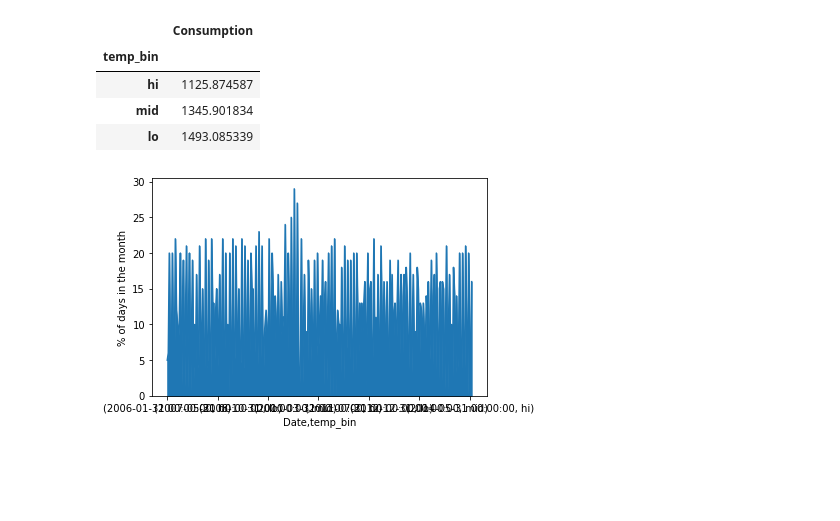
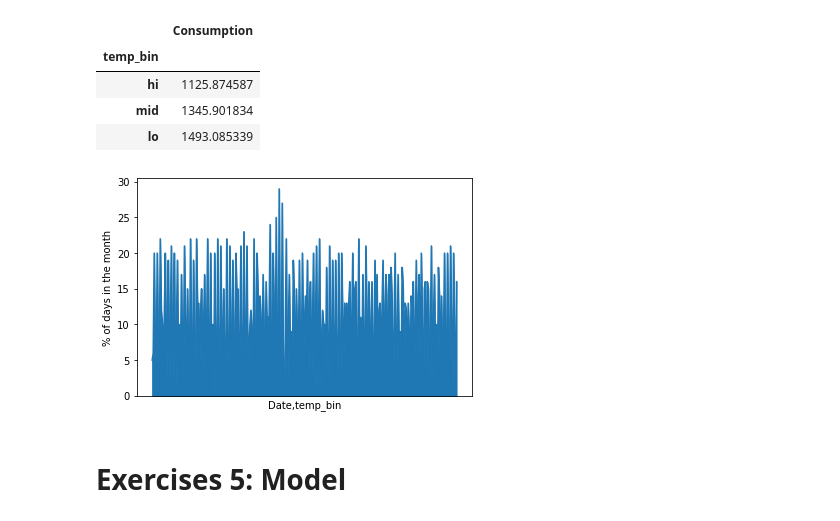
Before and after one commit to konstanzer/time-series, a Jupyter notebook: time_series.ipynb, the cells around one changed output. Saved outputs shown, nothing was run; the diff lists cells and outputs as text; code cells hidden in the pictures; blank space fills up the shorter version.

```diff
--- a/time_series.ipynb
+++ b/time_series.ipynb
@@ -654,14 +666,21 @@ daily2.groupby('temp_bin').mean()
 | mid | 1345.901834 |
 | lo | 1493.085339 |
 # %%
+x_ticks = df2_train.index[range(0, len(df2_train), 6)]
+
 (daily2.groupby('temp_bin')
  .resample('M')
  .size()
  .unstack(0)
  #.apply(lambda row: row / row.sum(), axis=1)
  .plot.area()
 )
 plt.ylabel('% of days in the month')
+plt.xticks([])
 plt.show()
 # %% [output]
-[figure, old version]
+[figure, new version]
+# %% [markdown]
+<a name='ex5'></a>
+
+# Exercises 5: Model
```
Also changed, not shown: parts of 27 cells of this notebook.
